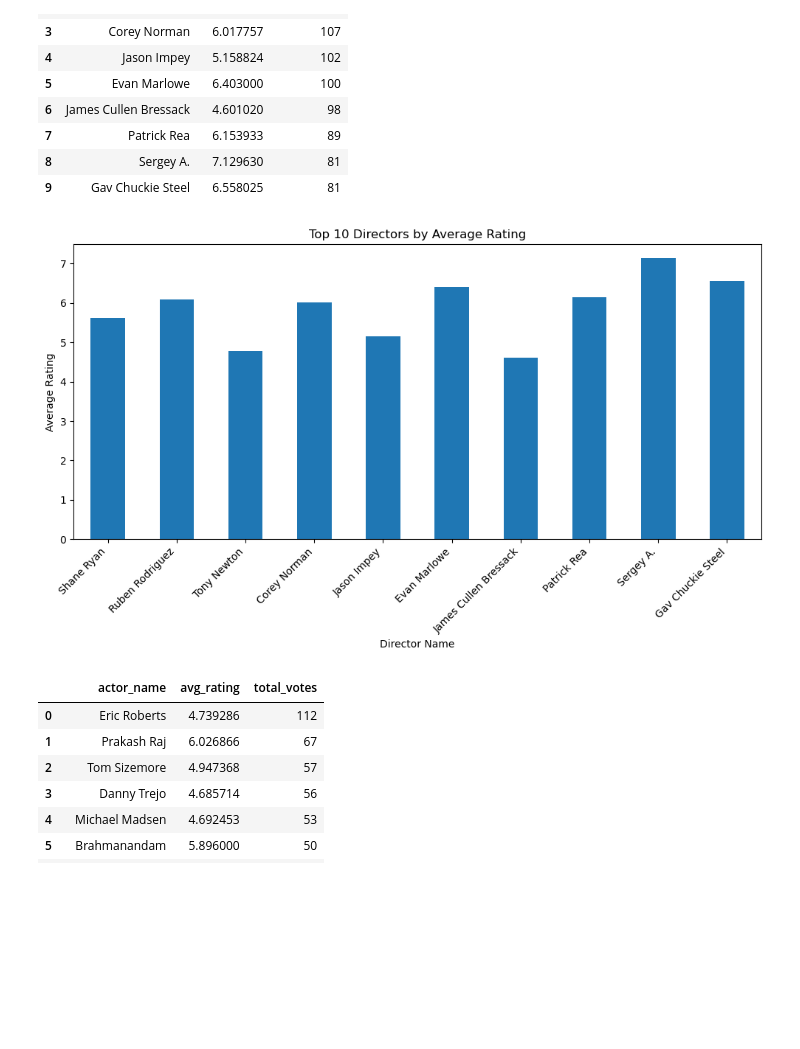
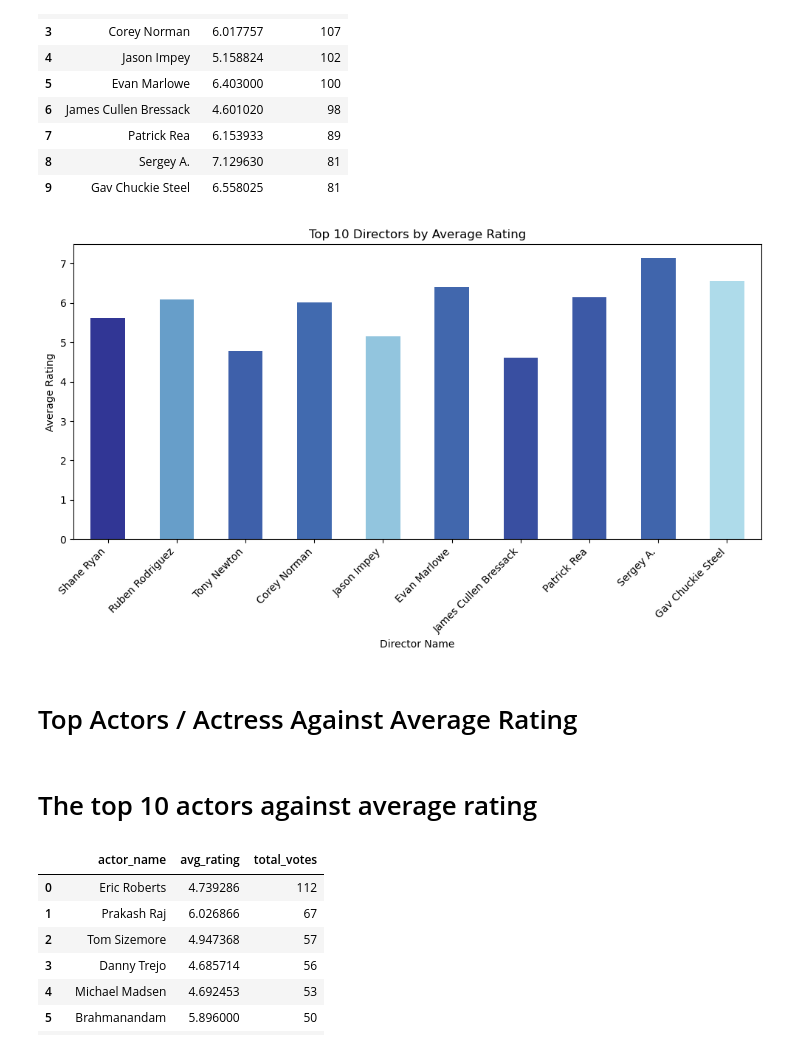
Before and after one commit to Alanmuchiri/Group7---Phase-2, a Jupyter notebook: film_performance.ipynb, the cells around one changed output. Saved outputs shown, nothing was run; the diff lists cells and outputs as text; code cells hidden in the pictures; blank space fills up the shorter version.

```diff
--- a/film_performance.ipynb
+++ b/film_performance.ipynb
@@ -869,23 +887,28 @@ dr_df
 # %%
 
 # Create the bar plot
-ax = dr_df.plot(x='director_name', y='avg_rating', kind='bar', figsize=(10, 6), legend=False)
+colours = plt.cm.RdYlBu(ar_df['avg_rating']/ar_df['avg_rating'].max())
+ax = dr_df.plot(x='director_name', y='avg_rating', kind='bar', figsize=(10, 6), legend=False,color=colours)
 
 # Add title and labels
 plt.title('Top 10 Directors by Average Rating')
 plt.xlabel('Director Name')
 plt.ylabel('Average Rating')
 
 # Rotate x-axis labels for better readability
 plt.xticks(rotation=45, ha='right')
 
 # Ensure the layout is clean
 plt.tight_layout()
 
 # Display the plot
 plt.show()
 # %% [output]
-[figure, old version]
+[figure, new version]
+# %% [markdown]
+# Top Actors / Actress Against Average Rating
+# %% [markdown]
+# The top 10 actors against average rating
 # %%
 ac_df = pd.read_sql("""
 SELECT
```
Also changed, not shown: parts of 13 cells of this notebook.
